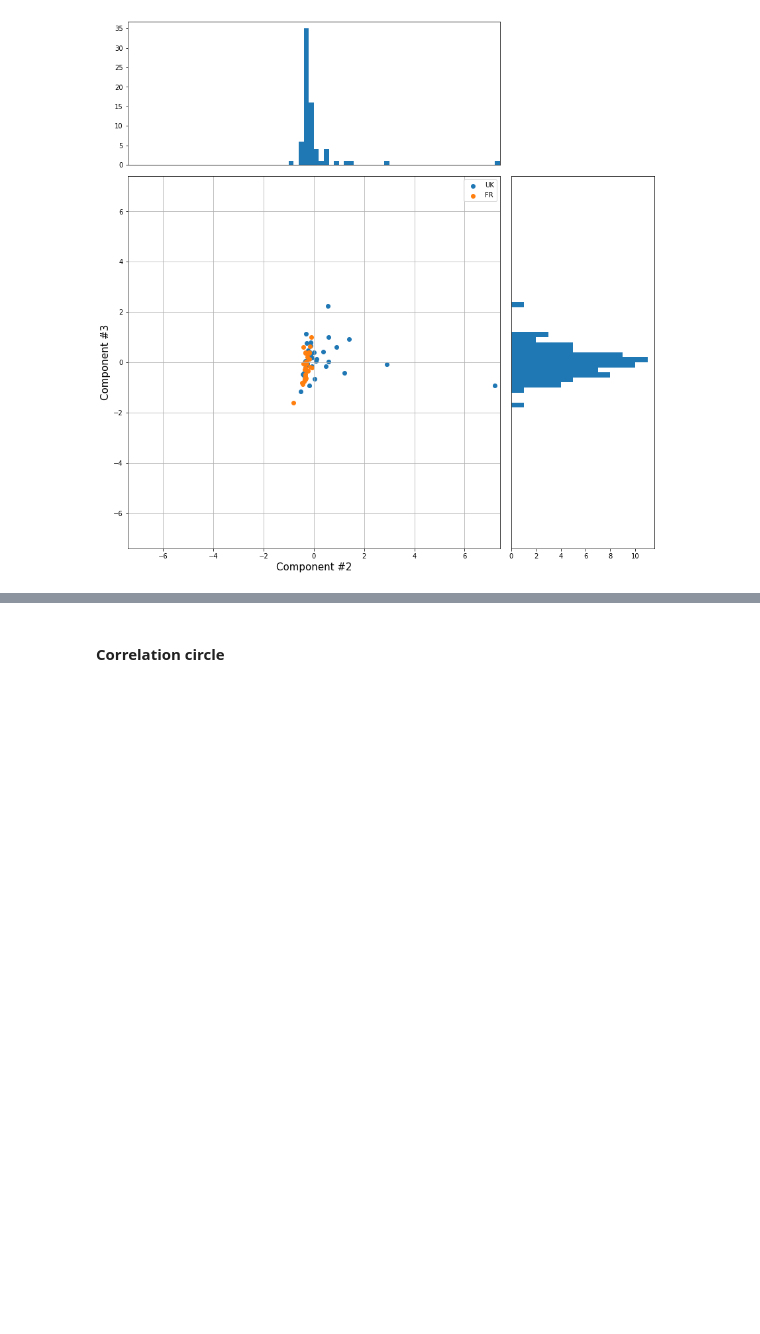
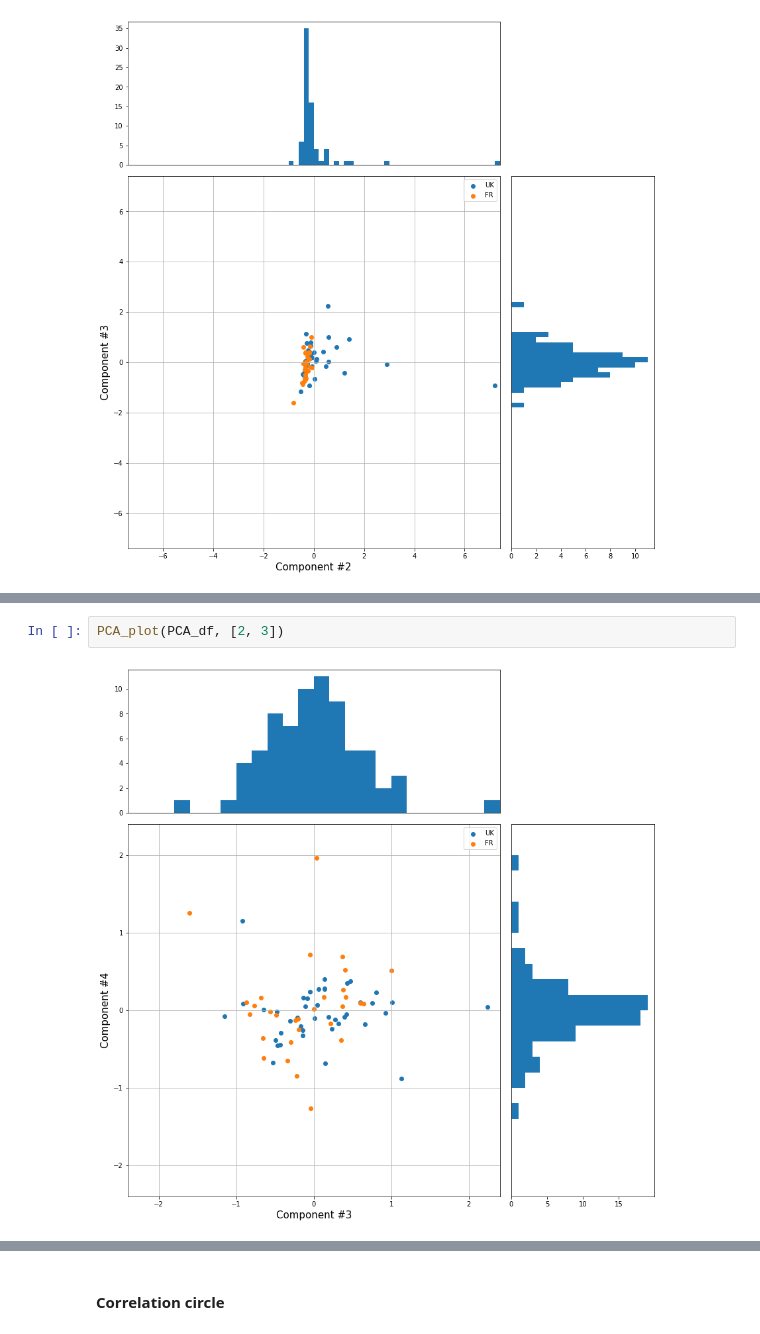
Before and after one commit to donaca/COVID19PM2.5, a Jupyter notebook: Real_data.ipynb, the cells around one changed output, grey strips where cells are left out. Saved outputs shown, nothing was run; the diff lists cells and outputs as text; blank space fills up the shorter version.

```diff
--- a/Real_data.ipynb
+++ b/Real_data.ipynb
@@ -199,2 +208,6 @@ PCA_plot(PCA_df, [1, 2])
+# %%
+PCA_plot(PCA_df, [2, 3])
+# %% [output]
+[figure, added]
 # %%
 fig = plt.figure(figsize = (8,8))
```
Also changed, not shown: parts of 4 cells of this notebook.
